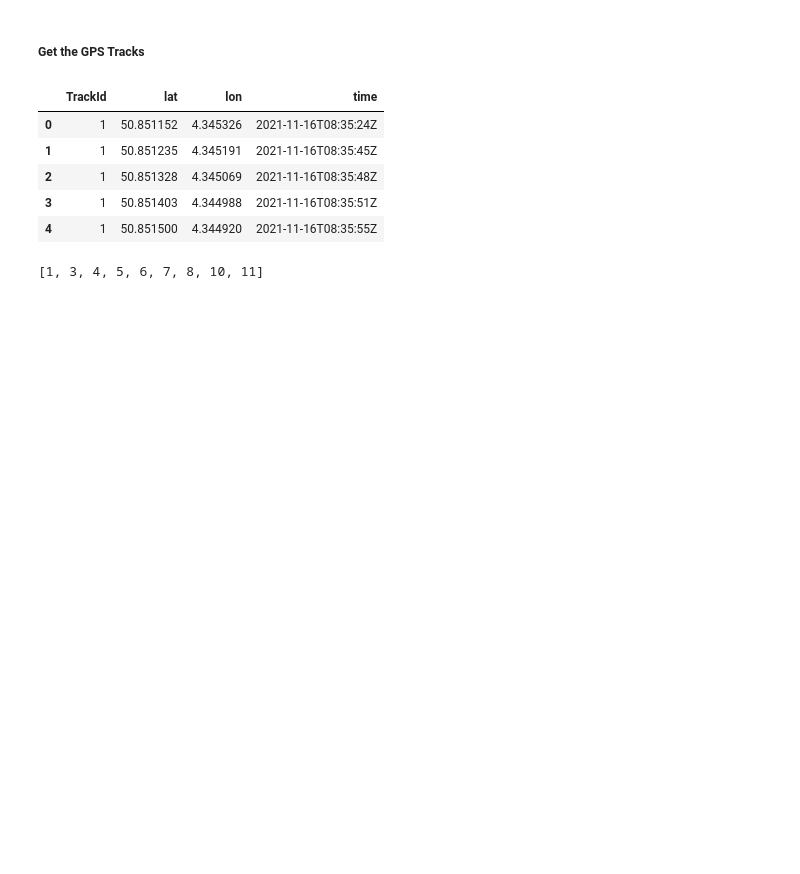
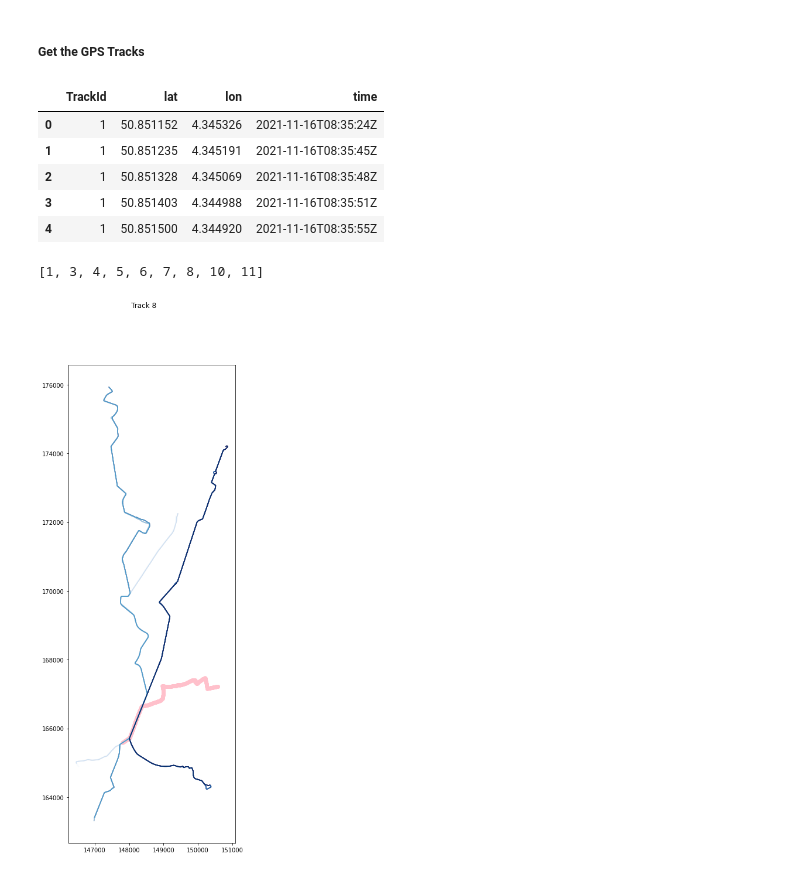
Before and after one commit to mohammadzainabbas/data-mining-project, a Jupyter notebook: notebooks/visualise_gps_tracks_test_1.ipynb, the cells around one changed output. Drawn from its saved outputs; the diff is of its cells as text; code cells hidden in the pictures; blank space fills up the shorter version.

Commit message:
Plotted with color maps

```diff
--- a/notebooks/visualise_gps_tracks_test_1.ipynb
+++ b/notebooks/visualise_gps_tracks_test_1.ipynb
@@ -54,9 +54,11 @@ def get_intersection(list_1, list_2):
     return list( set(list_1).intersection( set(list_2) ) )
 
 def plot_tracks(track_df, df, modes, col='LIGNE', title=str()):
+    colors = ['Greys', 'Purples', 'Blues', 'Greens', 'Oranges', 'Reds', 'YlOrBr', 'YlOrRd', 'OrRd', 'PuRd', 'RdPu', 'BuPu', 'GnBu', 'PuBu', 'YlGnBu', 'PuBuGn', 'BuGn', 'YlGn']
     fig, ax = plt.subplots(figsize=(15, 15))
     track_df.to_crs(df.crs).plot(ax=ax, alpha=0.7, color="pink")
-    line_df.loc[df[col].isin(modes)].plot(ax=ax)
+    for i, mode in enumerate(modes):
+        df.loc[df[col].isin(modes)].plot(ax=ax, cmap=colors[i])
     fig.suptitle(title)
 # %% [markdown]
 ##### Predict the mode of transport for each GPS track
@@ -157,0 +174,4 @@ line_df.loc[line_df['LIGNE'].isin(modes)].plot(ax=ax)
+# %%
+plot_tracks(track_df, line_df, modes, col='LIGNE', title="Track {}".format(track))
+# %% [output]
+[figure, added]
```
Also changed, not shown: parts of 2 cells of this notebook.
